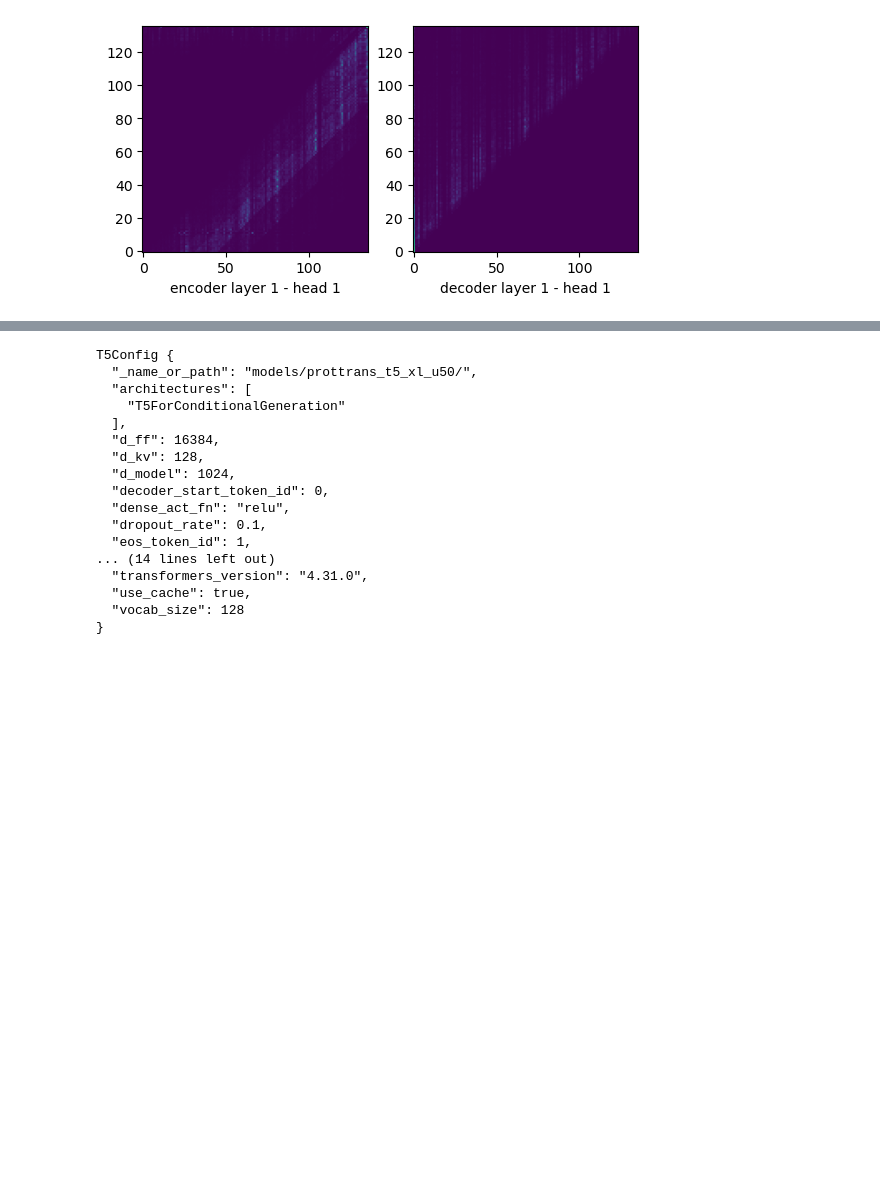
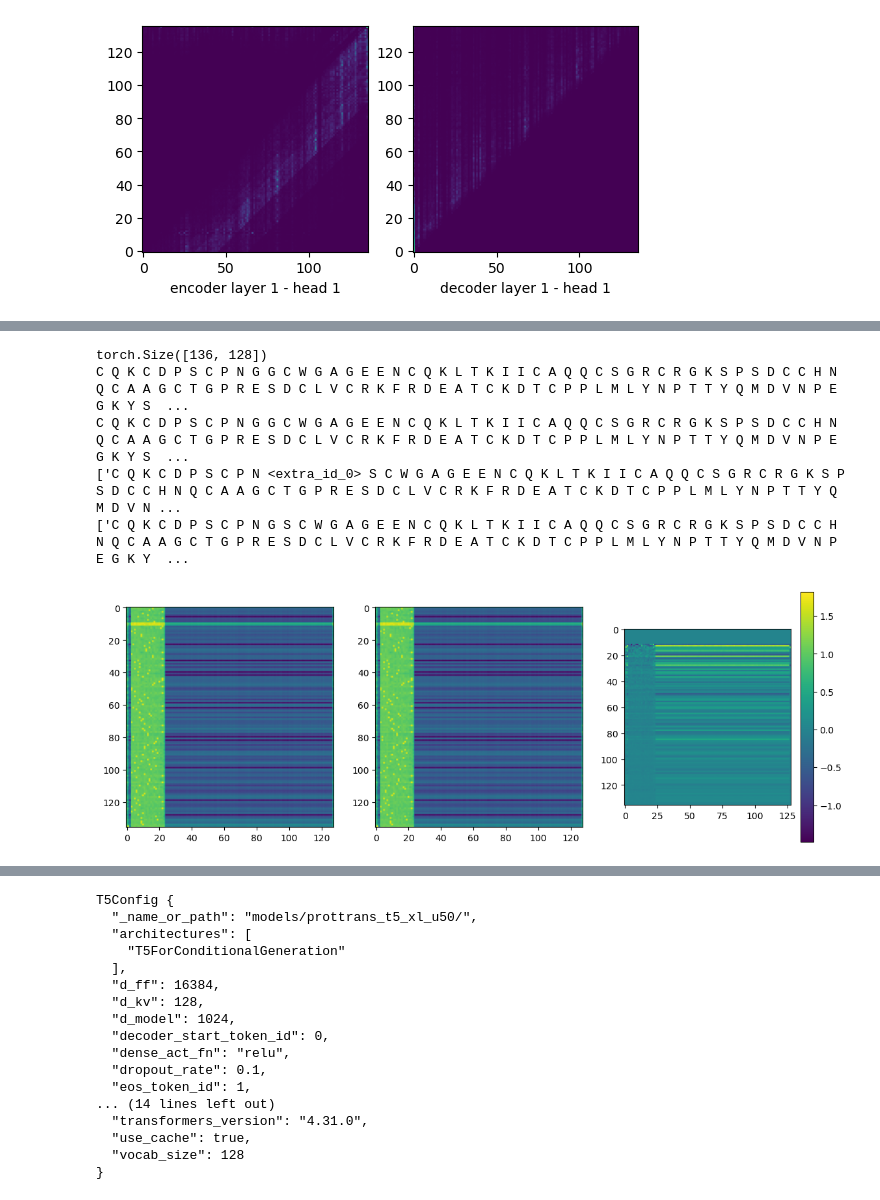
Before and after one commit to francosimonetti/disorder_flavours, a Jupyter notebook: jupyter/decoder_loss.ipynb, the cells around one changed output, grey strips where cells are left out. Saved outputs shown, nothing was run; the diff lists cells and outputs as text; code cells hidden in the pictures; blank space fills up the shorter version.

```diff
--- a/jupyter/decoder_loss.ipynb
+++ b/jupyter/decoder_loss.ipynb
@@ -182,0 +281,12 @@ RuntimeError: output with shape [1, 32, 1, 1] doesn't match the broadcast shape
+# %%
+## Auto-regressively generate the output with greedy model.
+## Requires L inference passes through the decoder
+
+with torch.no_grad():
+    emb = fullmodel(input_ids=input_ids, labels=true_ids)
+    outputs = fullmodel.generate(input_ids=input_ids,
+                                 max_length=200,
+                                 labels=true_ids,
+                                 return_dict_in_generate=True,
+                                 output_scores=True)
+outputs
@@ -182,0 +311,33 @@ RuntimeError: output with shape [1, 32, 1, 1] doesn't match the broadcast shape
+# %%
+# Stack the tensors along a new dimension (axis=0)
+stacked_scores = torch.stack([s for s in outputs.scores], dim=0)
+print(stacked_scores.squeeze().shape)
+
+## Check if the outputs of one-pass or autoregressive are identical
+## Results: they are, the masked aminoacid is correct, but the next aminoacid is not
+onepass_output = tokenizer.decode(torch.argmax(emb.logits.squeeze(), dim=1))
+autoreg_output = tokenizer.decode(torch.argmax(stacked_scores.squeeze(), dim=1))
+
+print(onepass_output)
+print(autoreg_output)
+print(masked_test)
+print(input_test)
+assert onepass_output == autoreg_output
+
+fig = plt.figure(figsize=(14,5))
+ax1 = fig.add_subplot(131)
+ax2 = fig.add_subplot(132)
+ax3 = fig.add_subplot(133)
+
+ax1.imshow(emb.logits.squeeze())
+ax2.imshow(stacked_scores.squeeze())
+im3 = ax3.imshow(emb.logits.squeeze() - stacked_scores.squeeze())
+plt.colorbar(im3)
+plt.show()
+# %% [output]
+torch.Size([136, 128])
+C Q K C D P S C P N G G C W G A G E E N C Q K L T K I I C A Q Q C S G R C R G K S P S D C C H N Q C A A G C T G P R E S D C L V C R K F R D E A T C K D T C P P L M L Y N P T T Y Q M D V N P E G K Y S  ...
+C Q K C D P S C P N G G C W G A G E E N C Q K L T K I I C A Q Q C S G R C R G K S P S D C C H N Q C A A G C T G P R E S D C L V C R K F R D E A T C K D T C P P L M L Y N P T T Y Q M D V N P E G K Y S  ...
+['C Q K C D P S C P N <extra_id_0> S C W G A G E E N C Q K L T K I I C A Q Q C S G R C R G K S P S D C C H N Q C A A G C T G P R E S D C L V C R K F R D E A T C K D T C P P L M L Y N P T T Y Q M D V N ...
+['C Q K C D P S C P N G S C W G A G E E N C Q K L T K I I C A Q Q C S G R C R G K S P S D C C H N Q C A A G C T G P R E S D C L V C R K F R D E A T C K D T C P P L M L Y N P T T Y Q M D V N P E G K Y  ...
+[figure, added]
```
Also changed, not shown: parts of 34 cells of this notebook, 38 other files.
